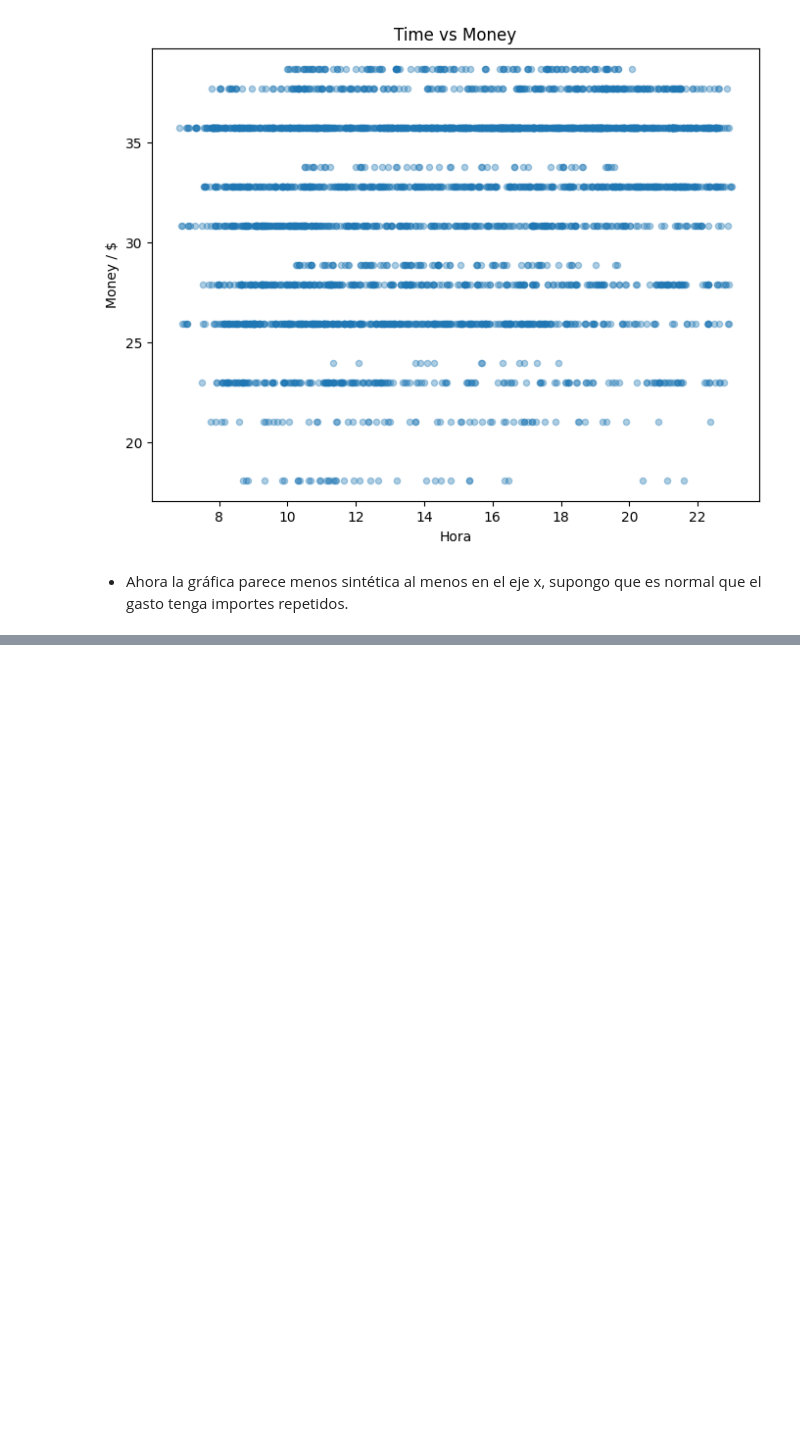
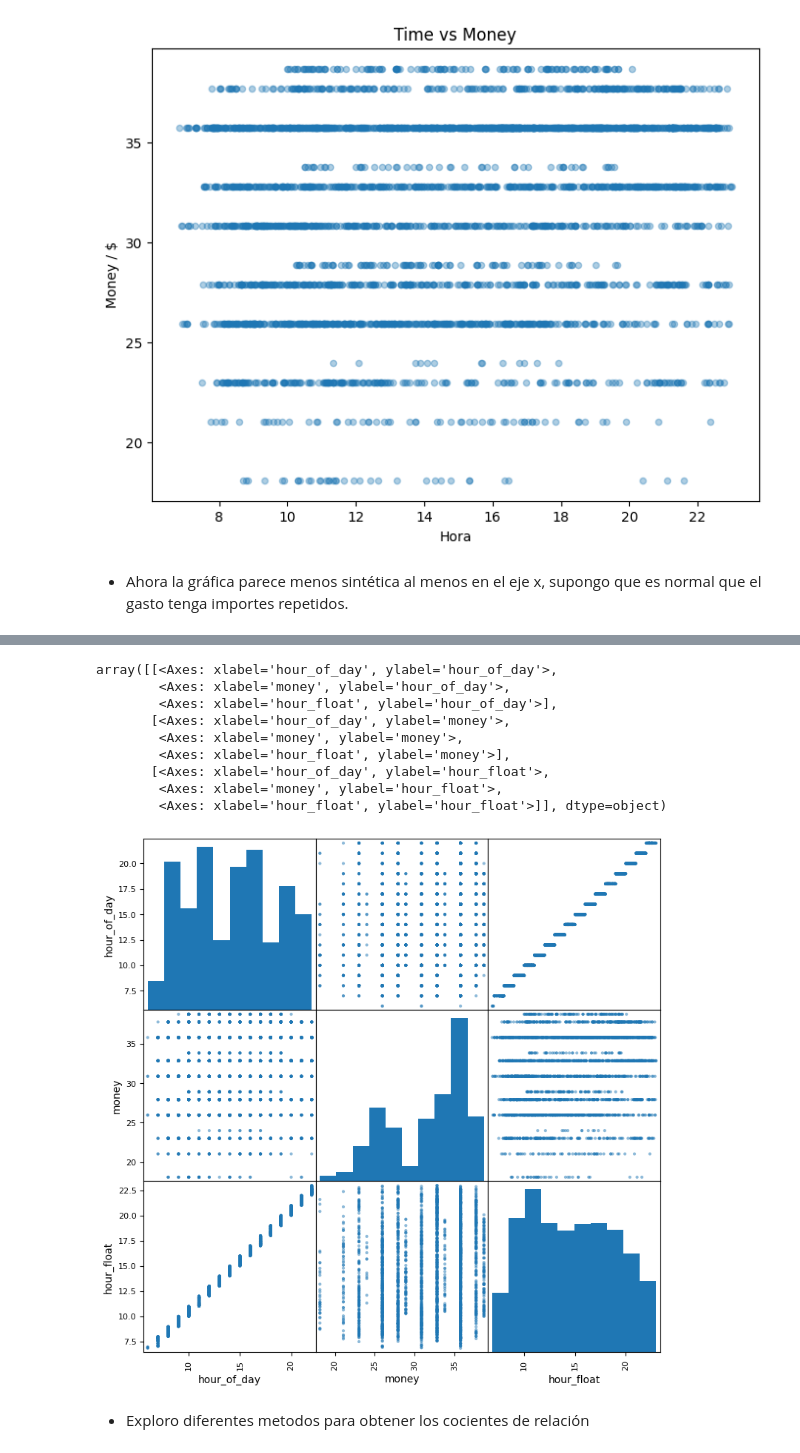
Before and after one commit to javierzmartin/Entorno_VS_JupyterLab, a Jupyter notebook: Tripleten_DS_bootcamp_Javier/Ejercicios/Coffe_sales.ipynb, the cells around one changed output, grey strips where cells are left out. Cells and saved outputs as stored; diff of their text form; code cells hidden in the pictures; blank space fills up the shorter version.

Commit message:
practico plotting.scatter_matrix sobre el dataset

```diff
--- a/Tripleten_DS_bootcamp_Javier/Ejercicios/Coffe_sales.ipynb
+++ b/Tripleten_DS_bootcamp_Javier/Ejercicios/Coffe_sales.ipynb
@@ -545,0 +548,16 @@ plt.show()
+# %%
+pd.plotting.scatter_matrix(df, figsize= (9,9))
+pd.plotting.scatter_matrix
+# %% [output]
+array([[<Axes: xlabel='hour_of_day', ylabel='hour_of_day'>,
+        <Axes: xlabel='money', ylabel='hour_of_day'>,
+        <Axes: xlabel='hour_float', ylabel='hour_of_day'>],
+       [<Axes: xlabel='hour_of_day', ylabel='money'>,
+        <Axes: xlabel='money', ylabel='money'>,
+        <Axes: xlabel='hour_float', ylabel='money'>],
+       [<Axes: xlabel='hour_of_day', ylabel='hour_float'>,
+        <Axes: xlabel='money', ylabel='hour_float'>,
+        <Axes: xlabel='hour_float', ylabel='hour_float'>]], dtype=object)
+[figure, added]
+# %% [markdown]
+- Exploro diferentes metodos para obtener los cocientes de relación
```
Also changed, not shown: parts of 7 cells of this notebook.
